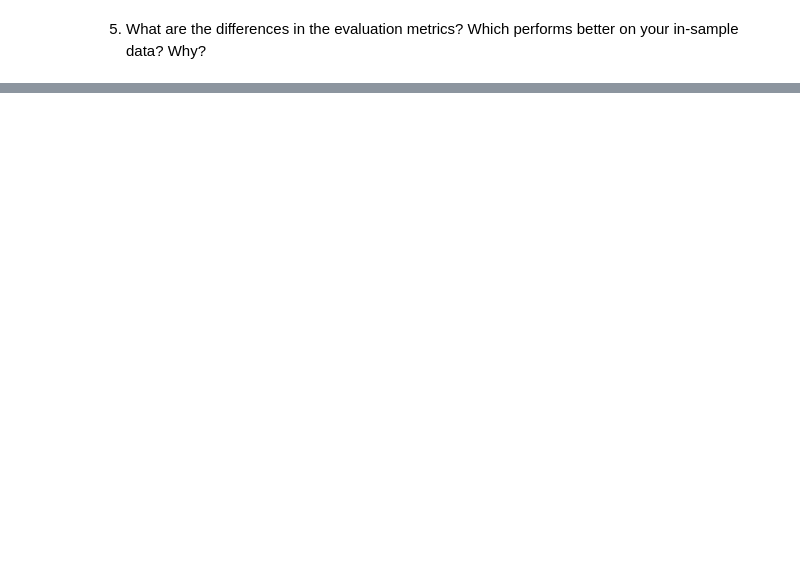
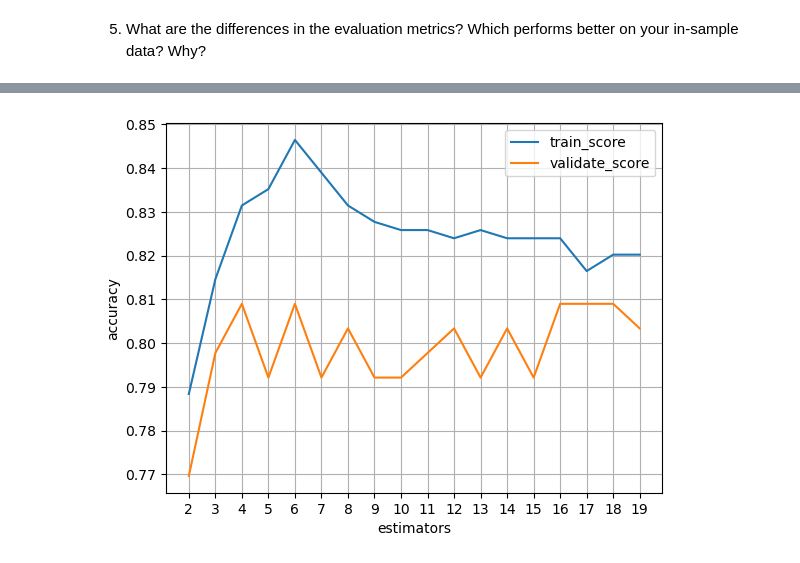
Before and after one commit to MigashaneVictoire/classification-exercises, a Jupyter notebook: random_forests_exercise.ipynb, the cells around one changed output, grey strips where cells are left out. Drawn from its saved outputs; the diff is of its cells as text; code cells hidden in the pictures; blank space fills up the shorter version.

Commit message:
complet random forest

```diff
--- a/random_forests_exercise.ipynb
+++ b/random_forests_exercise.ipynb
@@ -39,3 +41,7 @@ xVal = validate.drop(columns=["passenger_id", 'survived', "age", 'sex', 'embarke
 yVal= validate.survived
 # %% [markdown]
 1. Fit the Random Forest classifier to your training sample and transform (i.e. make predictions on the training sample) setting the random_state accordingly and setting min_samples_leaf = 1 and max_depth = 10.
+# %%
+# let start by running out baseline
+baseline_acc_score = accuracy_score(train.survived, train.baseline)
+baseline_acc_score
@@ -124,0 +135,28 @@ for i in range(3:100):
+# %%
+result = []
+
+for trees in range(2,20):
+    # create ramdom tree object
+    randFor = RandomForestClassifier(n_estimators= 100, min_samples_leaf= trees, max_depth = trees, random_state=95 )
+
+    # fit the model
+    randFor = randFor.fit(xTrain, yTrain)
+
+    # get accuracy scores
+    trainScore = randFor.score(xTrain, yTrain)
+    validateScore = randFor.score(xVal, yVal)
+
+    # create a dictionary of scores
+    randFor_dict = {
+        "estimators": trees,
+        "train_score": trainScore,
+        "validate_score": validateScore,
+        "difference": trainScore - validateScore,
+        "train_baseline_diff": baseline_acc_score - trainScore,
+        "val_baseline_diff": baseline_acc_score - validateScore
+    }
+
+    result.append(randFor_dict)
+# %%
+randFor_df = pd.DataFrame(result)
+randFor_df.head()
@@ -126,0 +182,8 @@ for i in range(3:100):
+# %%
+randFor_df[randFor_df.columns[:-3]].set_index("estimators").plot()
+plt.ylabel('accuracy')
+plt.xticks(np.arange(2,20))
+plt.grid()
+plt.show()
+# %% [output]
+[figure, added]
```
Also changed, not shown: parts of 11 cells of this notebook.
